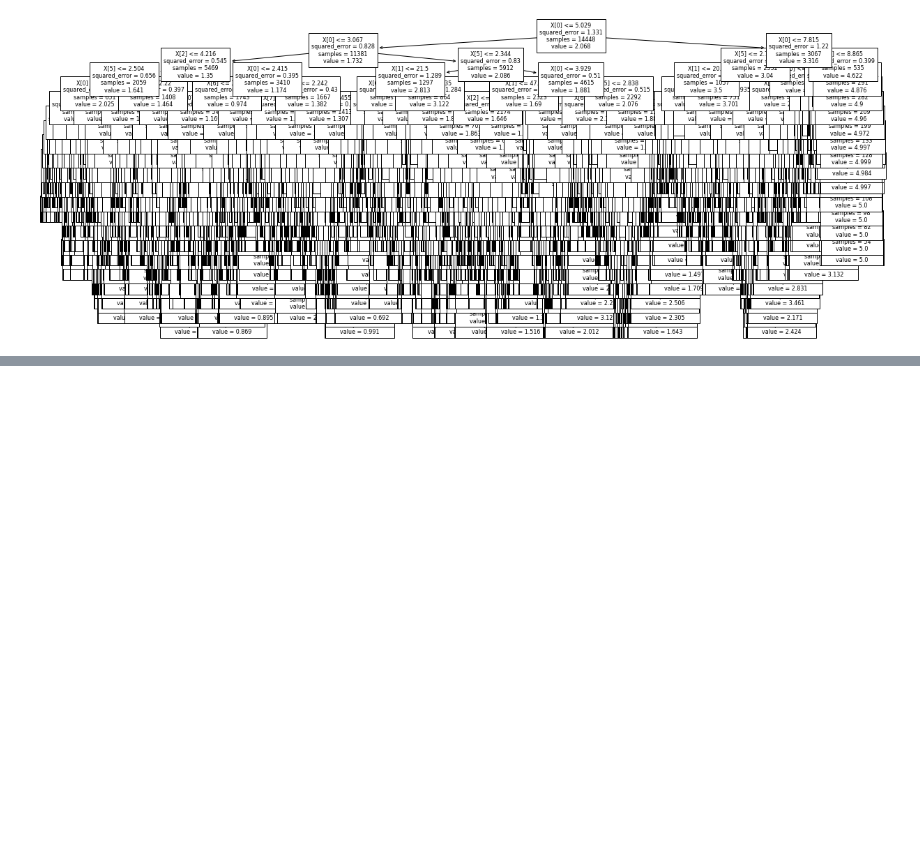
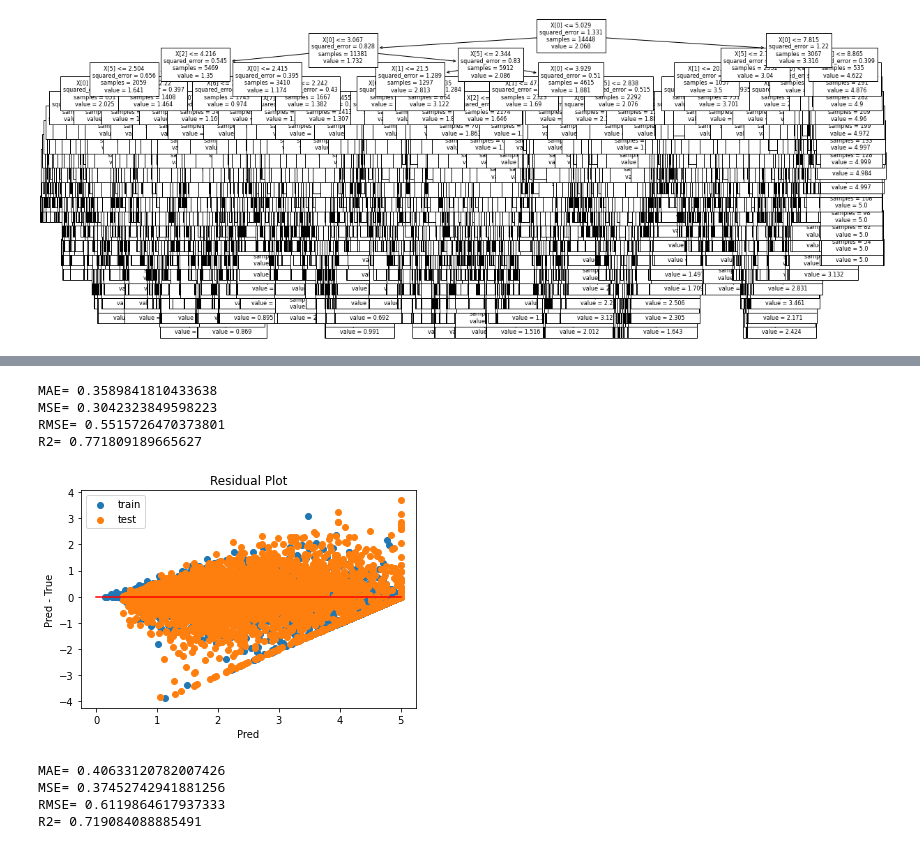
Before and after one commit to Murakami-Shoya/everyday_programming, a Jupyter notebook: AI_100knock.ipynb, the cells around one changed output, grey strips where cells are left out. Saved outputs shown, nothing was run; the diff lists cells and outputs as text; code cells hidden in the pictures; blank space fills up the shorter version.

```diff
--- a/AI_100knock.ipynb
+++ b/AI_100knock.ipynb
@@ -171,0 +185,16 @@ pred = model.predict(x_test)
+# %%
+# 各評価指標
+
+from sklearn.metrics import mean_absolute_error, mean_squared_error, r2_score
+
+def get_eval_scorey_test(y_test, test_pred):
+
+    mae = mean_absolute_error(y_test, test_pred)
+    mse = mean_squared_error(y_test, test_pred)
+    rmse = np.sqrt(mse)
+    r2score = r2_score(y_test, test_pred)
+
+    print(f"MAE= {mae}")
+    print(f"MSE= {mse}")
+    print(f"RMSE= {rmse}")
+    print(f"R2= {r2score}")
@@ -344,0 +368,27 @@ tree.plot_tree(tree_reg_sample_5, fontsize=8)
+# %%
+get_eval_scorey_test(y_test, test_pred)
+# %% [output]
+MAE= 0.3589841810433638
+MSE= 0.3042323849598223
+RMSE= 0.5515726470373801
+R2= 0.771809189665627
+# %%
+# 決定木の数を変える
+
+rf_change_param = RandomForestRegressor(n_estimators=3, max_depth=20, random_state=0) #さっきはn_estimators=10
+rf_change_param.fit(X_train, y_train)
+
+train_pred = rf_change_param.predict(X_train)
+test_pred = rf_change_param.predict(X_test)
+
+train_pred = np.expand_dims(train_pred, 1)
+test_pred = np.expand_dims(test_pred, 1)
+
+residual_plot(train_pred, y_train, test_pred, y_test)
+get_eval_scorey_test(y_test, test_pred)
+# %% [output]
+[figure, added]
+MAE= 0.40633120782007426
+MSE= 0.37452742941881256
+RMSE= 0.6119864617937333
+R2= 0.719084088885491
```
Also changed, not shown: parts of 11 cells of this notebook.
